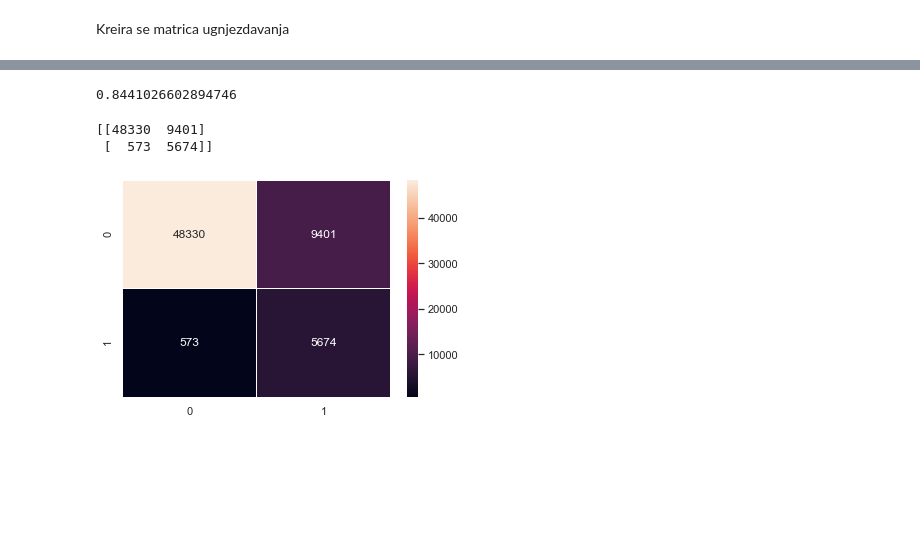
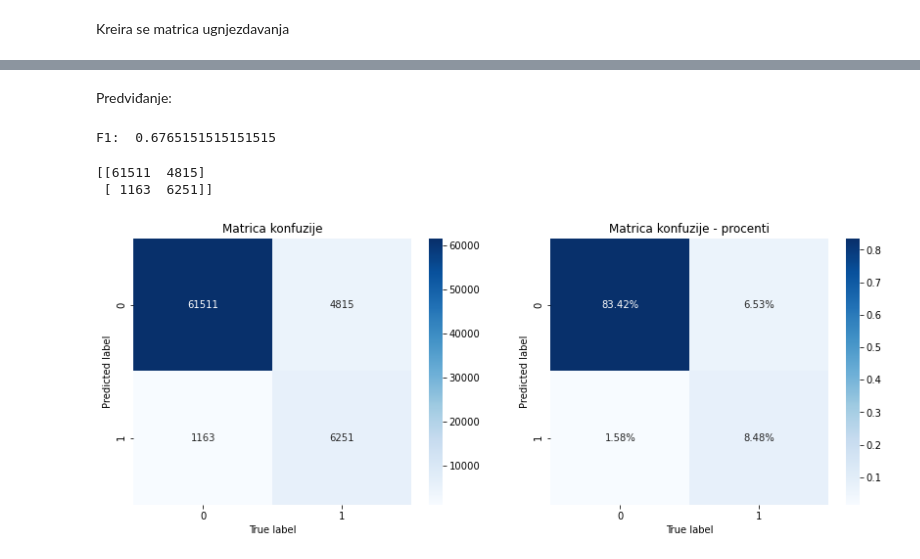
Before and after one commit to Anakin2012/ToxicCommentClassificationChallenge, a Jupyter notebook: 02_BinarnaKlasifikacija.ipynb, the cells around one changed output, grey strips where cells are left out. Saved outputs shown, nothing was run; the diff lists cells and outputs as text; code cells hidden in the pictures; blank space fills up the shorter version.

```diff
--- a/02_BinarnaKlasifikacija.ipynb
+++ b/02_BinarnaKlasifikacija.ipynb
@@ -151,20 +212,25 @@ scores
+# %% [markdown]
+Predviđanje:
 # %%
-y_pred = binary_model.predict(X_test)
+y_predicted = binary_model.predict(X_test)
 # %%
-new_class = [int(score > 0.5) for score in y_pred]
-metrics.accuracy_score(y_test, new_class)
+y_labels = [int(score > 0.5) for score in y_predicted]
-# %% [output]
-0.8441026602894746
+# %%
+# F1 mera je bolja metrika kada su neizbalansirane klase
+
+print('F1: ', metrics.f1_score(y_test, y_labels))
+# %% [output]
+F1:  0.6765151515151515
 # %%
-cf = metrics.confusion_matrix(y_test, new_class)
+cf = metrics.confusion_matrix(y_test, y_labels)
 print(cf)
 # %% [output]
-[[48330  9401]
- [  573  5674]]
+[[61511  4815]
+ [ 1163  6251]]
-# %%
-import seaborn as sns
-
-sns.heatmap(cf, annot=True, fmt="d", linewidths=.5)
-plt.show()
-# %% [output]
-[figure, removed]
+# %%
+# funkcija koja prikazuje matricu konfuzije i
+# istu tu matricu sa vrednostima u  procentima
+
+plot_cf(cf, 'binary')
+# %% [output]
+[figure, added]
```
Also changed, not shown: parts of 30 cells of this notebook, 13 other files.
